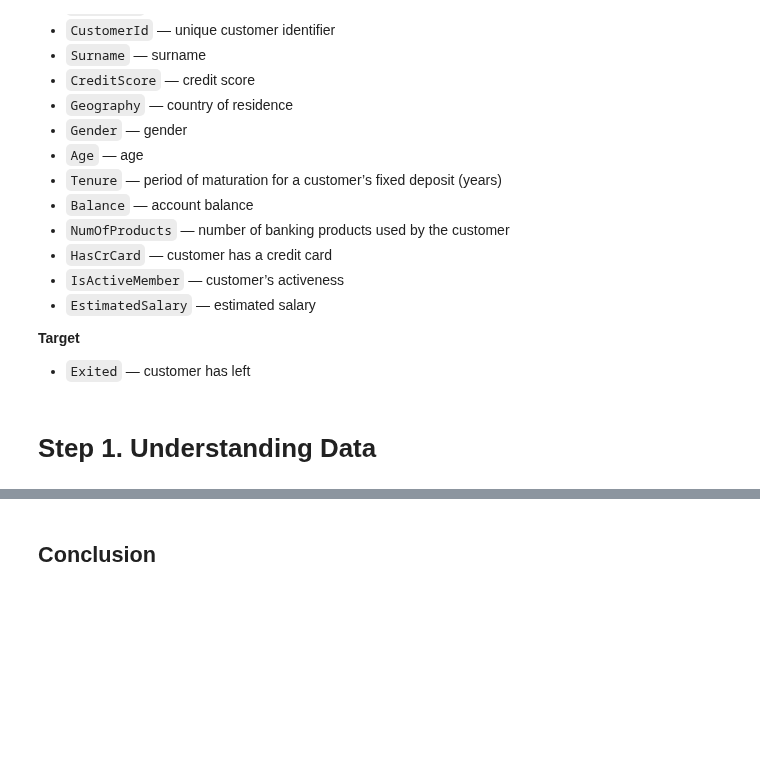
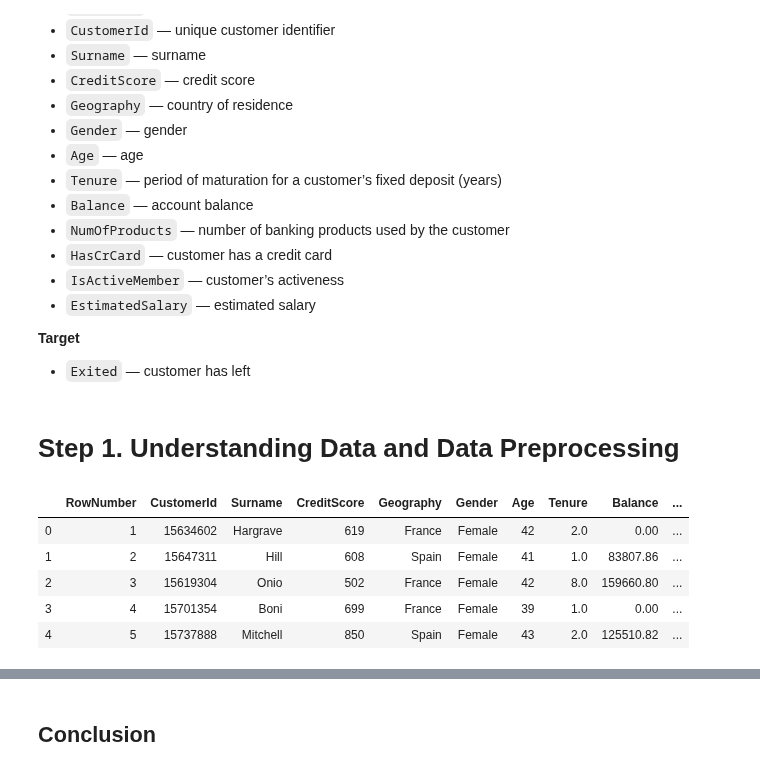
Before and after one commit to rainbowmoonlight/Yandex_Practicum_Projects, a Jupyter notebook: 07 Bank Churns ML Prediction - In Progress/Bank Churns Prediction Machine Learning.ipynb, the cells around one changed output, grey strips where cells are left out. Cells and saved outputs as stored; diff of their text form; code cells hidden in the pictures; blank space fills up the shorter version.

```diff
--- a/07 Bank Churns ML Prediction - In Progress/Bank Churns Prediction Machine Learning.ipynb
+++ b/07 Bank Churns ML Prediction - In Progress/Bank Churns Prediction Machine Learning.ipynb
@@ -39,4 +39,4 @@ We are going to build a model with the maximum possible F1 score. We need an F1
 **Target**
 - `Exited` — сustomer has left
 # %% [markdown]
-# Step 1. Understanding Data  <a class="anchor" id="understanding"></a>
+# Step 1. Understanding Data and Data Preprocessing<a class="anchor" id="understanding"></a>
@@ -42,0 +61,9 @@ We are going to build a model with the maximum possible F1 score. We need an F1
+# %%
+df.head()
+# %% [output]
+|  | RowNumber | CustomerId | Surname | CreditScore | Geography | Gender | Age | Tenure | Balance | ... |
+| 0 | 1 | 15634602 | Hargrave | 619 | France | Female | 42 | 2.0 | 0.00 | ... |
+| 1 | 2 | 15647311 | Hill | 608 | Spain | Female | 41 | 1.0 | 83807.86 | ... |
+| 2 | 3 | 15619304 | Onio | 502 | France | Female | 42 | 8.0 | 159660.80 | ... |
+| 3 | 4 | 15701354 | Boni | 699 | France | Female | 39 | 1.0 | 0.00 | ... |
+| 4 | 5 | 15737888 | Mitchell | 850 | Spain | Female | 43 | 2.0 | 125510.82 | ... |
```
Also changed, not shown: parts of 27 cells of this notebook.
